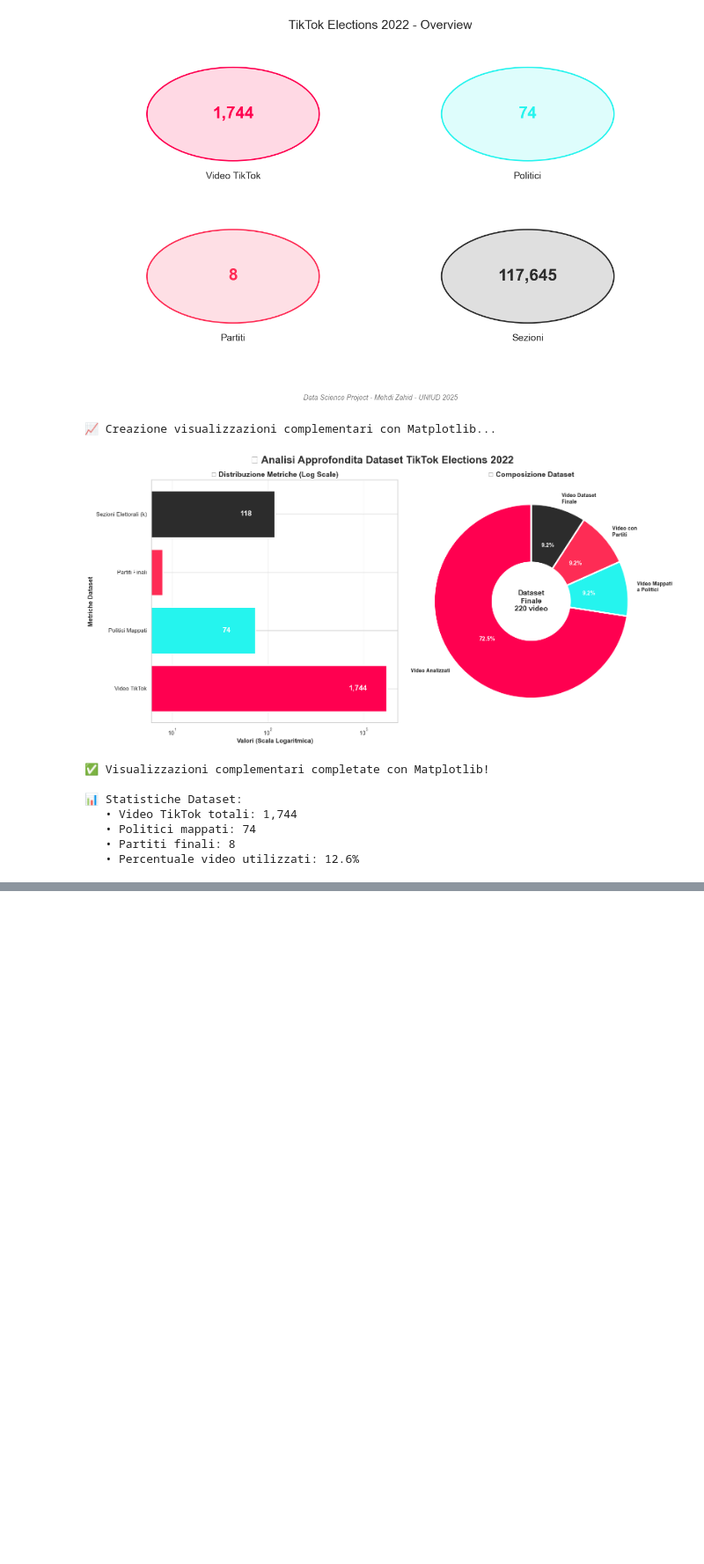
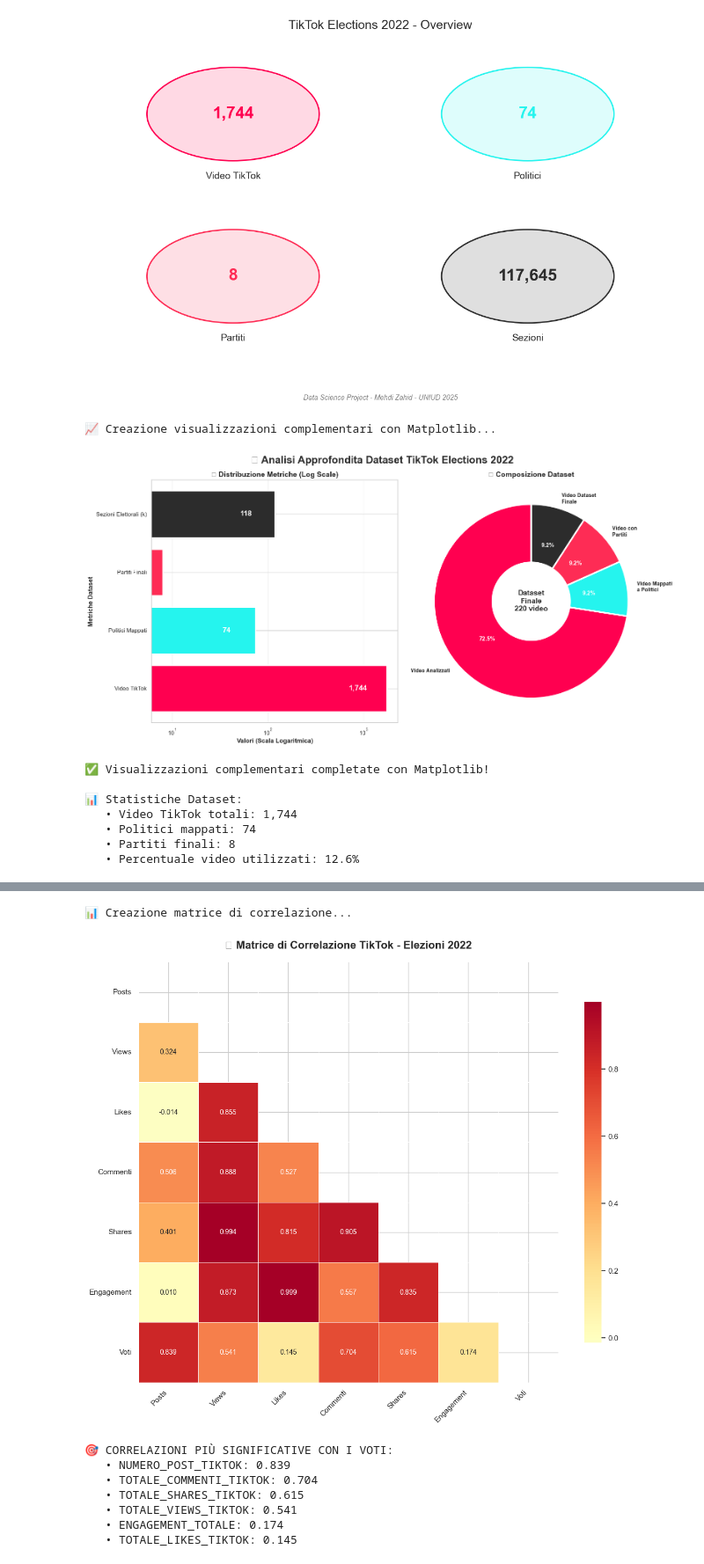
Before and after one commit to lilSultano/analisi-engagement-tiktok-elezioni-2022, a Jupyter notebook: finale.ipynb, the cells around one changed output, grey strips where cells are left out. Shown at 88% size. Cells and saved outputs as stored; diff of their text form; code cells hidden in the pictures; blank space fills up the shorter version.

```diff
--- a/finale.ipynb
+++ b/finale.ipynb
@@ -53,6 +53,7 @@ df_social_finale = pd.read_csv("src/output-data/social_data_con_nomi_reali.csv",
 
 print(f"📱 Dati TikTok caricati: {len(df_social_finale)} record")
 
+merged_data = pd.read_csv("src/output-data/social_metrics_aggregated_improved.csv", encoding="utf-8")
 
 
 # Carica dati elettorali (se esistono)
@@ -313,0 +711,61 @@ print(f"   • Percentuale video utilizzati: {220/1744*100:.1f}%")
+# %%
+# 🔥 MATRICE DI CORRELAZIONE COMPLETA
+print("📊 Creazione matrice di correlazione...")
+
+# Seleziono le variabili per la correlazione
+correlation_vars = [
+    'NUMERO_POST_TIKTOK',
+    'TOTALE_VIEWS_TIKTOK',
+    'TOTALE_LIKES_TIKTOK',
+    'TOTALE_COMMENTI_TIKTOK',
+    'TOTALE_SHARES_TIKTOK',
+    'ENGAGEMENT_TOTALE',
+    'TOTALE_VOTI_LISTA'
+]
+
+# Creo matrice di correlazione
+corr_matrix = merged_data[correlation_vars].corr()
+
+# Grafico matrice di correlazione
+fig, ax = plt.subplots(figsize=(12, 10))
+
+# Heatmap con seaborn
+mask = np.triu(np.ones_like(corr_matrix, dtype=bool))  # Maschera triangolo superiore
+sns.heatmap(corr_matrix,
+            mask=mask,
+            annot=True,
+            cmap='RdYlBu_r',
+            center=0,
+            square=True,
+            fmt='.3f',
+            cbar_kws={'shrink': 0.8},
+            ax=ax,
+            linewidths=0.5)
+
+# Titoli e labels
+ax.set_title('🔥 Matrice di Correlazione TikTok - Elezioni 2022',
+             fontsize=16, fontweight='bold', color=TIKTOK_COLORS['dark'], pad=20)
+
+# Ruota le etichette per migliore leggibilità
+labels = ['Posts', 'Views', 'Likes', 'Commenti', 'Shares', 'Engagement', 'Voti']
+ax.set_xticklabels(labels, rotation=45, ha='right')
+ax.set_yticklabels(labels, rotation=0)
+
+plt.tight_layout()
+plt.show()
+
+# Stampa correlazioni più significative
+print(f"\n🎯 CORRELAZIONI PIÙ SIGNIFICATIVE CON I VOTI:")
+voti_corrs = corr_matrix['TOTALE_VOTI_LISTA'].drop('TOTALE_VOTI_LISTA').sort_values(key=abs, ascending=False)
+for var, corr in voti_corrs.items():
+    print(f"   • {var}: {corr:.3f}")
+# %% [output]
+📊 Creazione matrice di correlazione...
+[figure, added]
+🎯 CORRELAZIONI PIÙ SIGNIFICATIVE CON I VOTI:
+   • NUMERO_POST_TIKTOK: 0.839
+   • TOTALE_COMMENTI_TIKTOK: 0.704
+   • TOTALE_SHARES_TIKTOK: 0.615
+   • TOTALE_VIEWS_TIKTOK: 0.541
+   • ENGAGEMENT_TOTALE: 0.174
+   • TOTALE_LIKES_TIKTOK: 0.145
```
Also changed, not shown: parts of 4 cells of this notebook, 3 other files.
